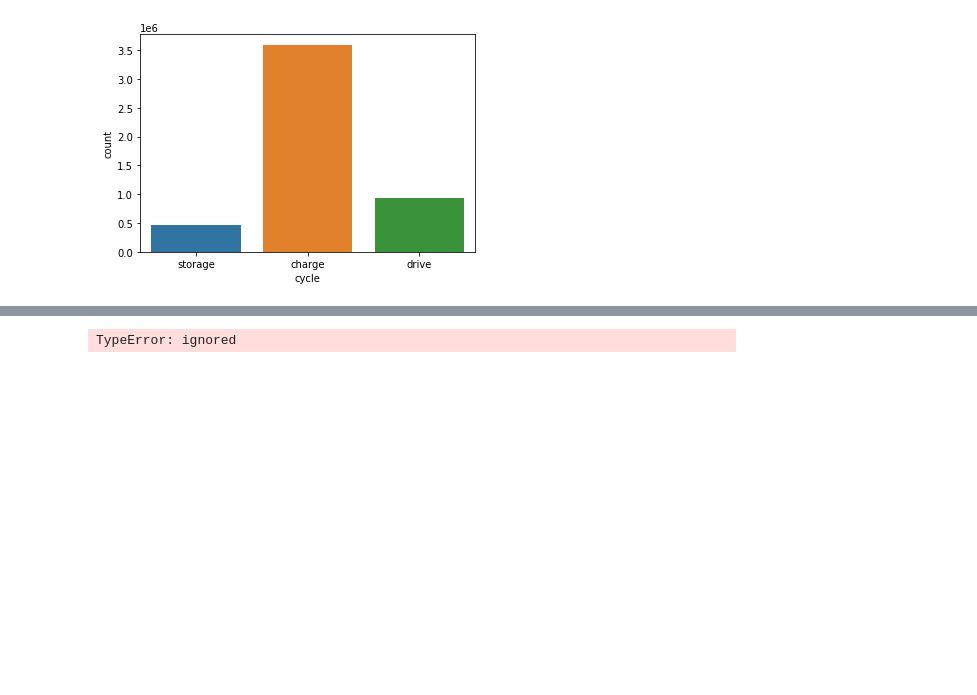
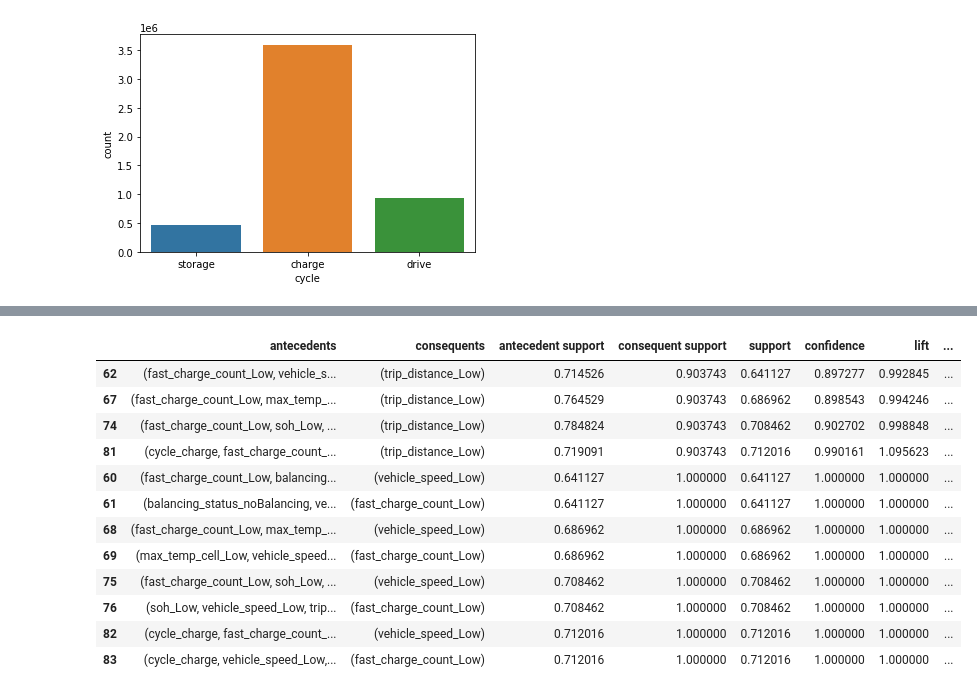
Before and after one commit to musman2012/ml-data_science, a Jupyter notebook: SOH_Prediction/Phase_II_ML.ipynb, the cells around one changed output, grey strips where cells are left out. Cells and saved outputs as stored; diff of their text form; code cells hidden in the pictures; blank space fills up the shorter version.

```diff
--- a/SOH_Prediction/Phase_II_ML.ipynb
+++ b/SOH_Prediction/Phase_II_ML.ipynb
@@ -78,0 +59,4 @@ dtype: bool
+# %%
+for c in filtered_data.columns:
+  print("Column", c)
+  print(filtered_data[c].value_counts(normalize='true'))
@@ -178,6 +182,8 @@ def get_new_feature_train():
 d = {0 : 'Low', 1 : 'Medium', 2 : 'High', 3 : 'Very_High'}
 for c in float_cols.columns:
   filtered_data[c] = filtered_data[c].map(d)
+for c in int_cols.columns:
+  filtered_data[c] = filtered_data[c].map(d)
 filtered_data.head()
 # %% [output]
 |  | odometer | ambient_temp | vehicle_speed | balancing_trigger_cell | balancing_status | min_voltage | min_temp | ... |
@@ -186,3 +192,6 @@ filtered_data.head()
 | 2 | Very_High | Low | Low | Low | noBalancing | High | Low | ... |
 | 3 | Very_High | Low | Low | Low | noBalancing | High | Low | ... |
 | 4 | Very_High | Low | Low | Low | noBalancing | High | Low | ... |
+# %%
+encoded_data = pd.get_dummies(filtered_data)
+encoded_data.head()
@@ -231,7 +264,9 @@ from mlxtend.frequent_patterns import apriori, association_rules
 # %%
-arm = apriori(bat_storage_data, min_support = 0.04, use_colnames = True)
+#association_rules = apriori(filtered_data, min_support=0.005)
+#association_results = list(association_rules)
+
+
+arm = apriori(encoded_data,min_support = 0.6, use_colnames = True)
 
 assoc_rules = association_rules(arm, metric ="confidence", min_threshold = 0.8)
-assoc_rules = assoc_rules.sort_values(['confidence', 'lift'], ascending =[False, False])
+assoc_rules = assoc_rules.sort_values(['confidence', 'lift'])
-# %% [output]
-TypeError: ignored
@@ -238,3 +288,22 @@ TypeError: ignored
+# %%
+pd.set_option('display.max_rows', None)
+assoc_rules["antecedent_len"] = assoc_rules["antecedents"].apply(lambda x: len(x))
+assoc_rules[ (assoc_rules['antecedent_len'] >= 3) &
+       (assoc_rules['confidence'] > 0.75)  ]
+# %% [output]
+|  | antecedents | consequents | antecedent support | consequent support | support | confidence | lift | ... |
+| 62 | (fast_charge_count_Low, vehicle_s... | (trip_distance_Low) | 0.714526 | 0.903743 | 0.641127 | 0.897277 | 0.992845 | ... |
+| 67 | (fast_charge_count_Low, max_temp_... | (trip_distance_Low) | 0.764529 | 0.903743 | 0.686962 | 0.898543 | 0.994246 | ... |
+| 74 | (fast_charge_count_Low, soh_Low, ... | (trip_distance_Low) | 0.784824 | 0.903743 | 0.708462 | 0.902702 | 0.998848 | ... |
+| 81 | (cycle_charge, fast_charge_count_... | (trip_distance_Low) | 0.719091 | 0.903743 | 0.712016 | 0.990161 | 1.095623 | ... |
+| 60 | (fast_charge_count_Low, balancing... | (vehicle_speed_Low) | 0.641127 | 1.000000 | 0.641127 | 1.000000 | 1.000000 | ... |
+| 61 | (balancing_status_noBalancing, ve... | (fast_charge_count_Low) | 0.641127 | 1.000000 | 0.641127 | 1.000000 | 1.000000 | ... |
+| 68 | (fast_charge_count_Low, max_temp_... | (vehicle_speed_Low) | 0.686962 | 1.000000 | 0.686962 | 1.000000 | 1.000000 | ... |
+| 69 | (max_temp_cell_Low, vehicle_speed... | (fast_charge_count_Low) | 0.686962 | 1.000000 | 0.686962 | 1.000000 | 1.000000 | ... |
+| 75 | (fast_charge_count_Low, soh_Low, ... | (vehicle_speed_Low) | 0.708462 | 1.000000 | 0.708462 | 1.000000 | 1.000000 | ... |
+| 76 | (soh_Low, vehicle_speed_Low, trip... | (fast_charge_count_Low) | 0.708462 | 1.000000 | 0.708462 | 1.000000 | 1.000000 | ... |
+| 82 | (cycle_charge, fast_charge_count_... | (vehicle_speed_Low) | 0.712016 | 1.000000 | 0.712016 | 1.000000 | 1.000000 | ... |
+| 83 | (cycle_charge, vehicle_speed_Low,... | (fast_charge_count_Low) | 0.712016 | 1.000000 | 0.712016 | 1.000000 | 1.000000 | ... |
 # %%
 import dill
 dill.dump_session('phase-II-ml.db')
```
Also changed, not shown: parts of 12 cells of this notebook.
